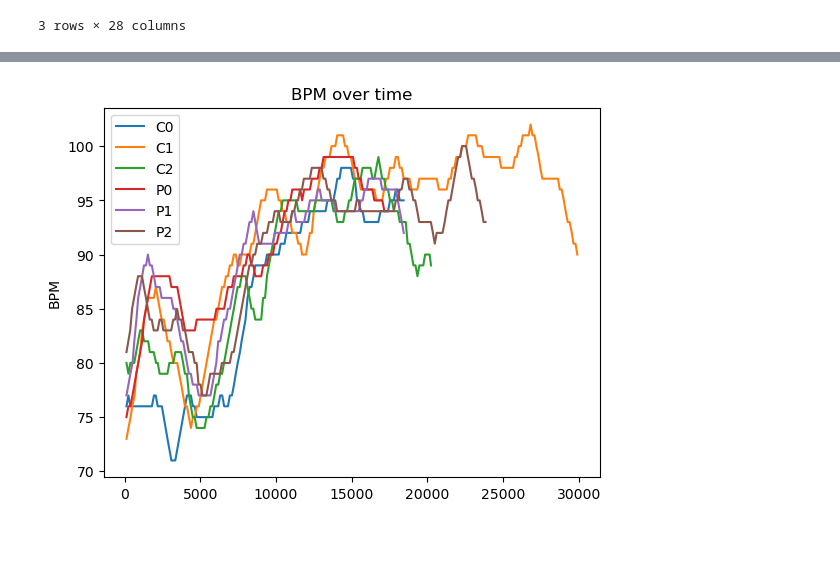
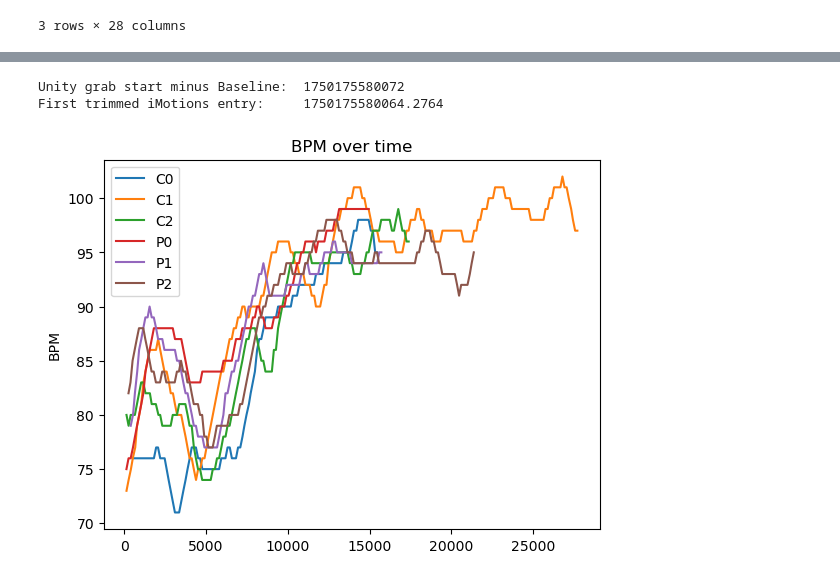
Before and after one commit to EliDll/phw-eval, a Jupyter notebook: imot_edda.ipynb, the cells around one changed output, grey strips where cells are left out. Drawn from its saved outputs; the diff is of its cells as text; code cells hidden in the pictures; blank space fills up the shorter version.

```diff
--- a/imot_edda.ipynb
+++ b/imot_edda.ipynb
@@ -22,3 +29,12 @@ c_0.head(3)
 | 1 | 2 | 9 | NaN | NaN | NaN | NaN | NaN | NaN | ... |
 | 2 | 3 | 17 | NaN | NaN | NaN | NaN | NaN | NaN | ... |
 3 rows × 28 columns
+# %%
+c_0_u = get_unity("C0")
+c_1_u = get_unity("C1")
+c_2_u = get_unity("C2")
+p_0_u = get_unity("P0")
+p_1_u = get_unity("P1")
+p_2_u = get_unity("P2")
+
+c_0_u.head(3)
@@ -25,25 +66,36 @@ c_0.head(3)
+# %%
+c_0_i = get_trimmed_imot(c_0_i_raw, c_0_u)
+c_1_i = get_trimmed_imot(c_1_i_raw, c_1_u)
+c_2_i = get_trimmed_imot(c_2_i_raw, c_2_u)
+p_0_i = get_trimmed_imot(p_0_i_raw, p_0_u)
+p_1_i = get_trimmed_imot(p_1_i_raw, p_1_u)
+p_2_i = get_trimmed_imot(p_2_i_raw, p_2_u)
+
+print("Unity grab start minus Baseline: ", c_0_u.iloc[0][unity_unix_key] - baseline_ms)
+print("First trimmed iMotions entry:    ", c_0_i.dropna(subset = imot_unix_key).iloc[0][imot_unix_key])
+# %% [output]
+Unity grab start minus Baseline:  1750175580072
+First trimmed iMotions entry:     1750175580064.2764
 # %%
-hr = 'Heart rate'
+hr_key = 'Heart rate'
 
 def plot_hr(df, label):
-    df_cleaned = df.dropna(subset = hr)
-    df_trimmed = df_cleaned.drop(df_cleaned.head(0).index)
+    df_cleaned = df.dropna(subset = hr_key)
+    plt.plot(df_cleaned[hr_key], label=label)
 
-    plt.plot(df_trimmed[hr], label=label)
-
-plot_hr(c_0, "C0")
-plot_hr(c_1, "C1")
-plot_hr(c_2, "C2")
-plot_hr(p_0, "P0")
-plot_hr(p_1, "P1")
-plot_hr(p_2, "P2")
+plot_hr(c_0_i, "C0")
+plot_hr(c_1_i, "C1")
+plot_hr(c_2_i, "C2")
+plot_hr(p_0_i, "P0")
+plot_hr(p_1_i, "P1")
+plot_hr(p_2_i, "P2")
 
 
 plt.legend()
 plt.title('BPM over time')
 plt.ylabel('BPM')
 #display plot
 plt.show()
 # %% [output]
-[figure, old version]
+[figure, new version]
 # %%
```
Also changed, not shown: parts of 8 cells of this notebook.
